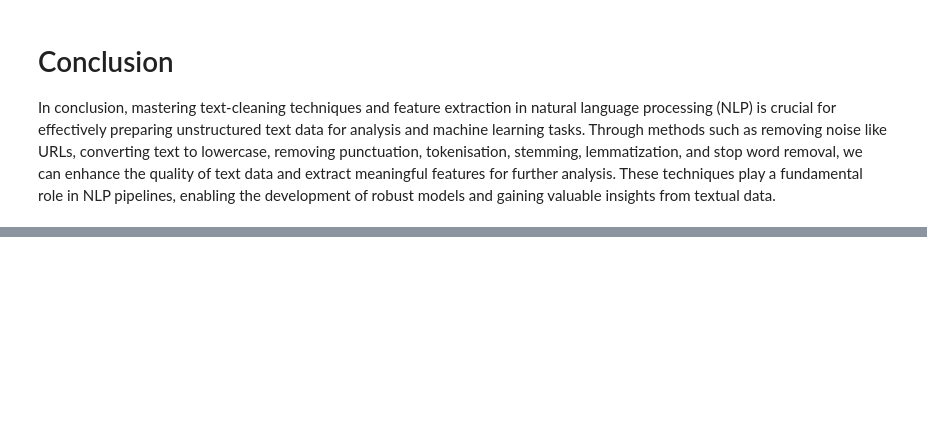
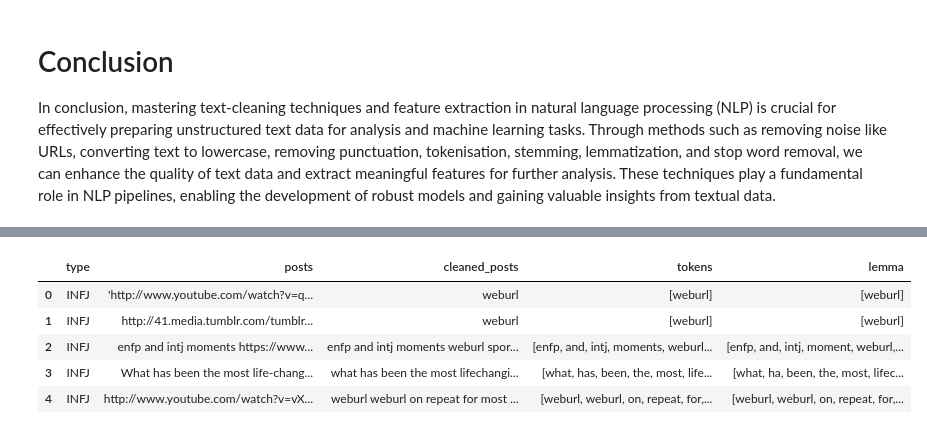
Before and after one commit to mut-rogers/Machine-Learning, a Jupyter notebook: Natural Language Processing - NLP/Introduction_to_NLP_and_cleaning_text_Examples.ipynb, the cells around one changed output, grey strips where cells are left out. Cells and saved outputs as stored; diff of their text form; code cells hidden in the pictures; blank space fills up the shorter version.

```diff
--- a/Natural Language Processing - NLP/Introduction_to_NLP_and_cleaning_text_Examples.ipynb
+++ b/Natural Language Processing - NLP/Introduction_to_NLP_and_cleaning_text_Examples.ipynb
@@ -700,0 +747,4 @@ In conclusion, mastering text-cleaning techniques and feature extraction in natu
+# %%
+# Step 2: Case normalization - convert all posts to lower case
+df["cleaned_posts"] = df.cleaned_posts.str.lower()
+df.head()
@@ -700,0 +758,10 @@ In conclusion, mastering text-cleaning techniques and feature extraction in natu
+# %%
+# Step 3: Remove punctuations
+import string
+
+def remove_punctuation_func(post):
+    return "".join([word for word in post if word not in string.punctuation])
+
+df["cleaned_posts"] = df.cleaned_posts.apply(remove_punctuation_func)
+
+df.head()
@@ -700,0 +775,5 @@ In conclusion, mastering text-cleaning techniques and feature extraction in natu
+# %%
+# Step 4: Tokenization
+tokenizer = TreebankWordTokenizer()
+df["tokens"] = df.cleaned_posts.apply(tokenizer.tokenize)
+df.head()
@@ -700,0 +802,15 @@ In conclusion, mastering text-cleaning techniques and feature extraction in natu
+# %%
+def do_lemmatization(token_list, lemmatizer):
+    return [lemmatizer.lemmatize(token)  for token in token_list]
+# %%
+lemmatizer = WordNetLemmatizer()
+
+df["lemma"] = df.tokens.apply(do_lemmatization, args=(lemmatizer,))
+df.head()
+# %% [output]
+|  | type | posts | cleaned_posts | tokens | lemma |
+| 0 | INFJ | 'http://www.youtube.com/watch?v=q... | weburl | [weburl] | [weburl] |
+| 1 | INFJ | http://41.media.tumblr.com/tumblr... | weburl | [weburl] | [weburl] |
+| 2 | INFJ | enfp and intj moments https://www... | enfp and intj moments weburl spor... | [enfp, and, intj, moments, weburl... | [enfp, and, intj, moment, weburl,... |
+| 3 | INFJ | What has been the most life-chang... | what has been the most lifechangi... | [what, has, been, the, most, life... | [what, ha, been, the, most, lifec... |
+| 4 | INFJ | http://www.youtube.com/watch?v=vX... | weburl weburl on repeat for most ... | [weburl, weburl, on, repeat, for,... | [weburl, weburl, on, repeat, for,... |
```
Also changed, not shown: parts of 21 cells of this notebook.
